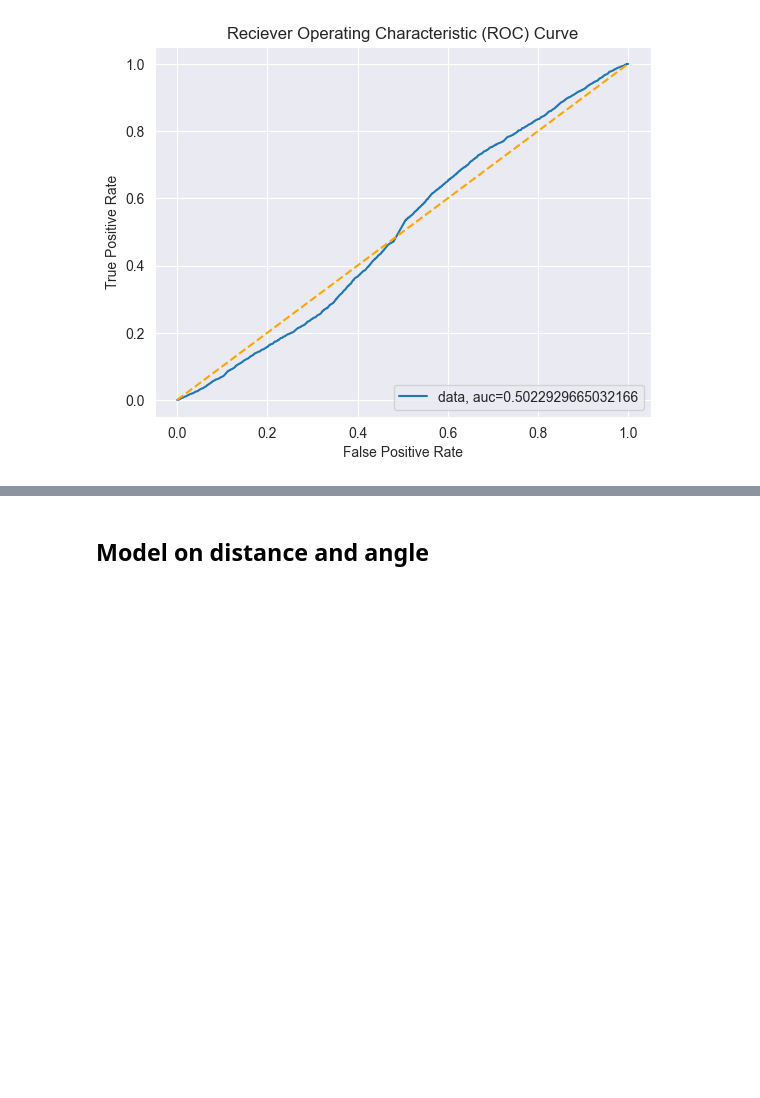
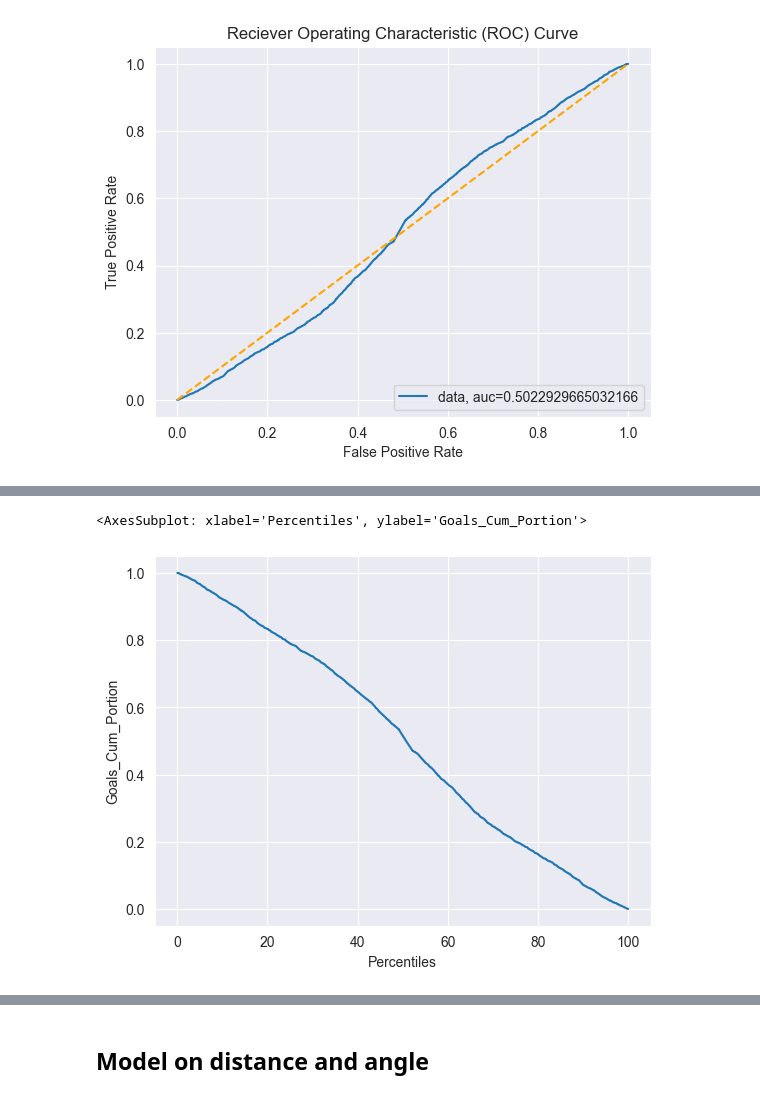
Before and after one commit to nassimwalha/IFT-6758, a Jupyter notebook: notebooks/Baseline Models.ipynb, the cells around one changed output, grey strips where cells are left out. Drawn from its saved outputs; the diff is of its cells as text; code cells hidden in the pictures; blank space fills up the shorter version.

```diff
--- a/notebooks/Baseline Models.ipynb
+++ b/notebooks/Baseline Models.ipynb
@@ -389,0 +490,5 @@ plt.show()
+# %%
+sns.lineplot(df_proba_angle_sorted, x='Percentiles', y= 'Goals_Cum_Portion')
+# %% [output]
+<AxesSubplot: xlabel='Percentiles', ylabel='Goals_Cum_Portion'>
+[figure, added]
```
Also changed, not shown: parts of 13 cells of this notebook.
